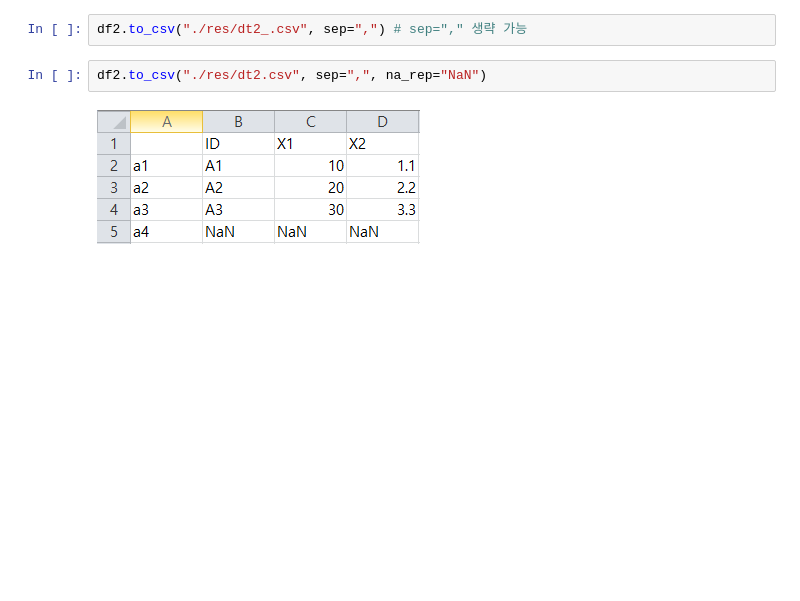
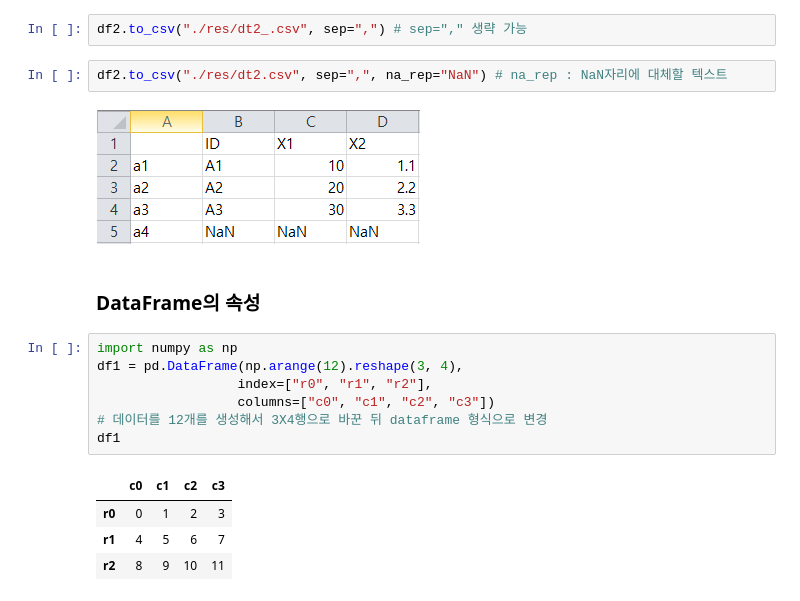
Before and after one commit to goebalgaebal/TIL, a Jupyter notebook: 빅데이터(딥러닝) 활용 AI 설계/딥러닝을 위한 빅데이터 기초/Python/code2/Day2_DA.ipynb, the cells around one changed output. Drawn from its saved outputs; the diff is of its cells as text; blank space fills up the shorter version.

```diff
--- a/빅데이터(딥러닝) 활용 AI 설계/딥러닝을 위한 빅데이터 기초/Python/code2/Day2_DA.ipynb
+++ b/빅데이터(딥러닝) 활용 AI 설계/딥러닝을 위한 빅데이터 기초/Python/code2/Day2_DA.ipynb
@@ -95,6 +95,20 @@ df2.to_csv("./res/dt2_.csv", sep="?")
 # %%
 df2.to_csv("./res/dt2_.csv", sep=",") # sep="," 생략 가능
 # %%
-df2.to_csv("./res/dt2.csv", sep=",", na_rep="NaN")
+df2.to_csv("./res/dt2.csv", sep=",", na_rep="NaN") # na_rep : NaN자리에 대체할 텍스트
 # %% [markdown]
 ![image.png](attachment:image.png)
+# %% [markdown]
+### DataFrame의 속성
+# %%
+import numpy as np
+df1 = pd.DataFrame(np.arange(12).reshape(3, 4),
+                  index=["r0", "r1", "r2"],
+                  columns=["c0", "c1", "c2", "c3"])
+# 데이터를 12개를 생성해서 3X4행으로 바꾼 뒤 dataframe 형식으로 변경
+df1
+# %% [output]
+|  | c0 | c1 | c2 | c3 |
+| r0 | 0 | 1 | 2 | 3 |
+| r1 | 4 | 5 | 6 | 7 |
+| r2 | 8 | 9 | 10 | 11 |
```
Also changed, not shown: parts of 15 cells of this notebook, 3 other files.
